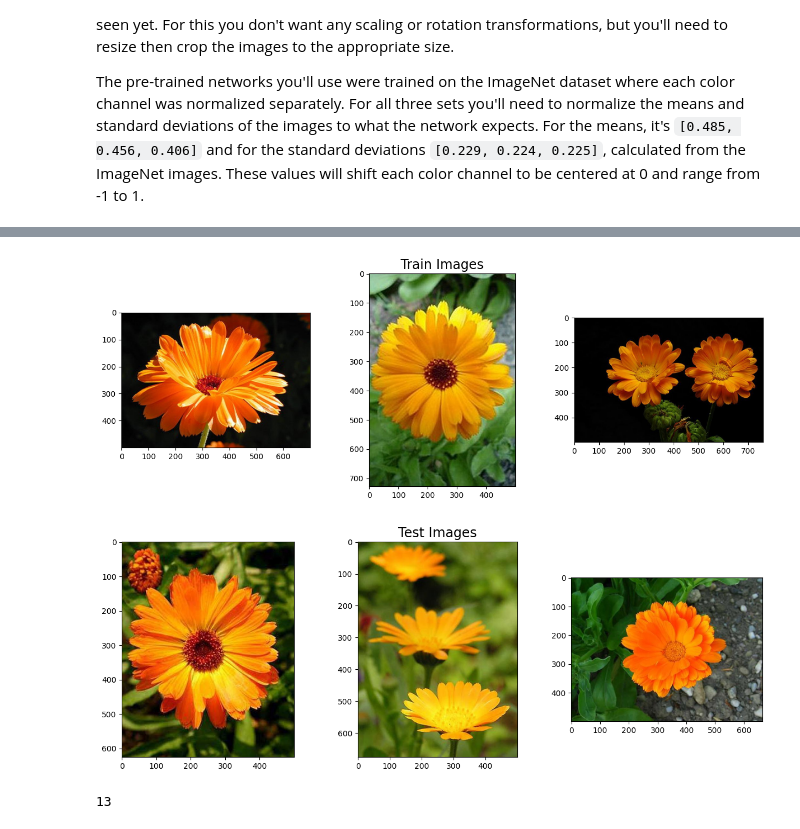
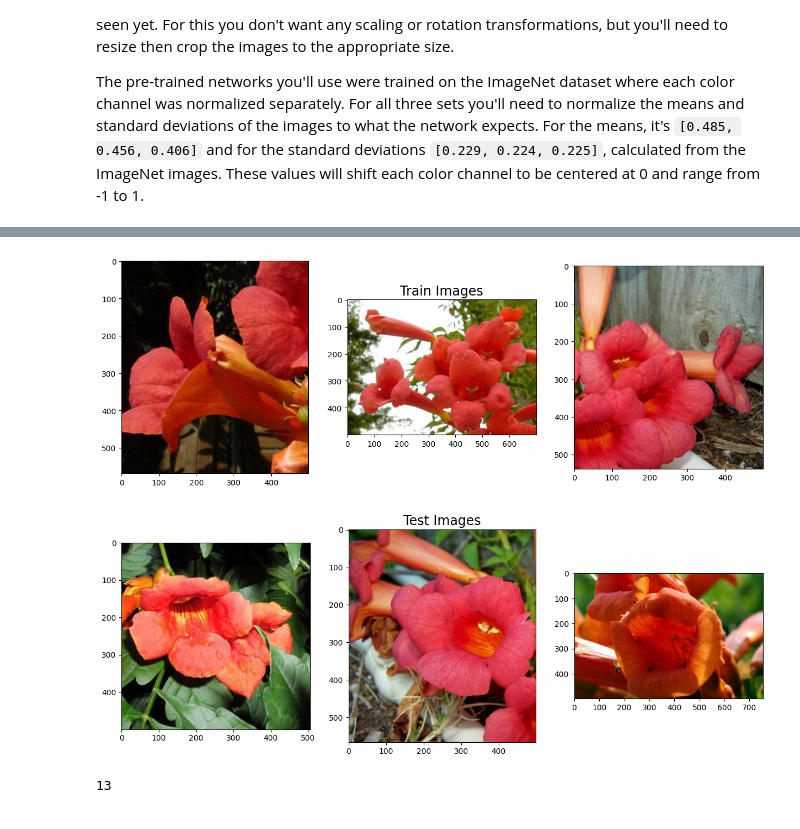
Before and after one commit to anika-kamath/FlowerSpeciesClassifier-EfficientNet, a Jupyter notebook: anikaFlowerClassifer_iter2.ipynb, the cells around one changed output, grey strips where cells are left out. Drawn from its saved outputs; the diff is of its cells as text; code cells hidden in the pictures.

```diff
--- a/anikaFlowerClassifer_iter2.ipynb
+++ b/anikaFlowerClassifer_iter2.ipynb
@@ -99,23 +100,23 @@ test_dir = data_dir + '/test'
 # %%
 import matplotlib.pyplot as plt
 import numpy as np
 import cv2
 from glob import glob
 
 
-train_images = glob('flowers/train/5/*.jpg')[0:3]
-test_images = glob('flowers/test/5/*.jpg')[0:3]
+train_images = glob('flowers/train/101/*.jpg')[0:3]
+test_images = glob('flowers/test/101/*.jpg')[0:3]
 
 fig, axes = plt.subplots(1, 3, figsize=(15, 5))
 for i, image in enumerate(train_images):
     img = cv2.imread(image)
     img = cv2.cvtColor(img, cv2.COLOR_BGR2RGB)
     axes[i].imshow(img)
 
 axes[1].set_title('Train Images',fontsize=17)
 plt.show()
 # %% [output]
-[figure, old version]
+[figure, new version]
 # %%
 fig, axes = plt.subplots(1, 3, figsize=(15, 5))
 for i, image in enumerate(test_images):
@@ -126,7 +127,7 @@ for i, image in enumerate(test_images):
 axes[1].set_title('Test Images',fontsize=17)
 plt.show()
 # %% [output]
-[figure, old version]
+[figure, new version]
 # %%
 # TODO: Define your transforms for the training, validation, and testing sets
 import torchvision.transforms as transforms
```
Also changed, not shown: parts of 13 cells of this notebook.
